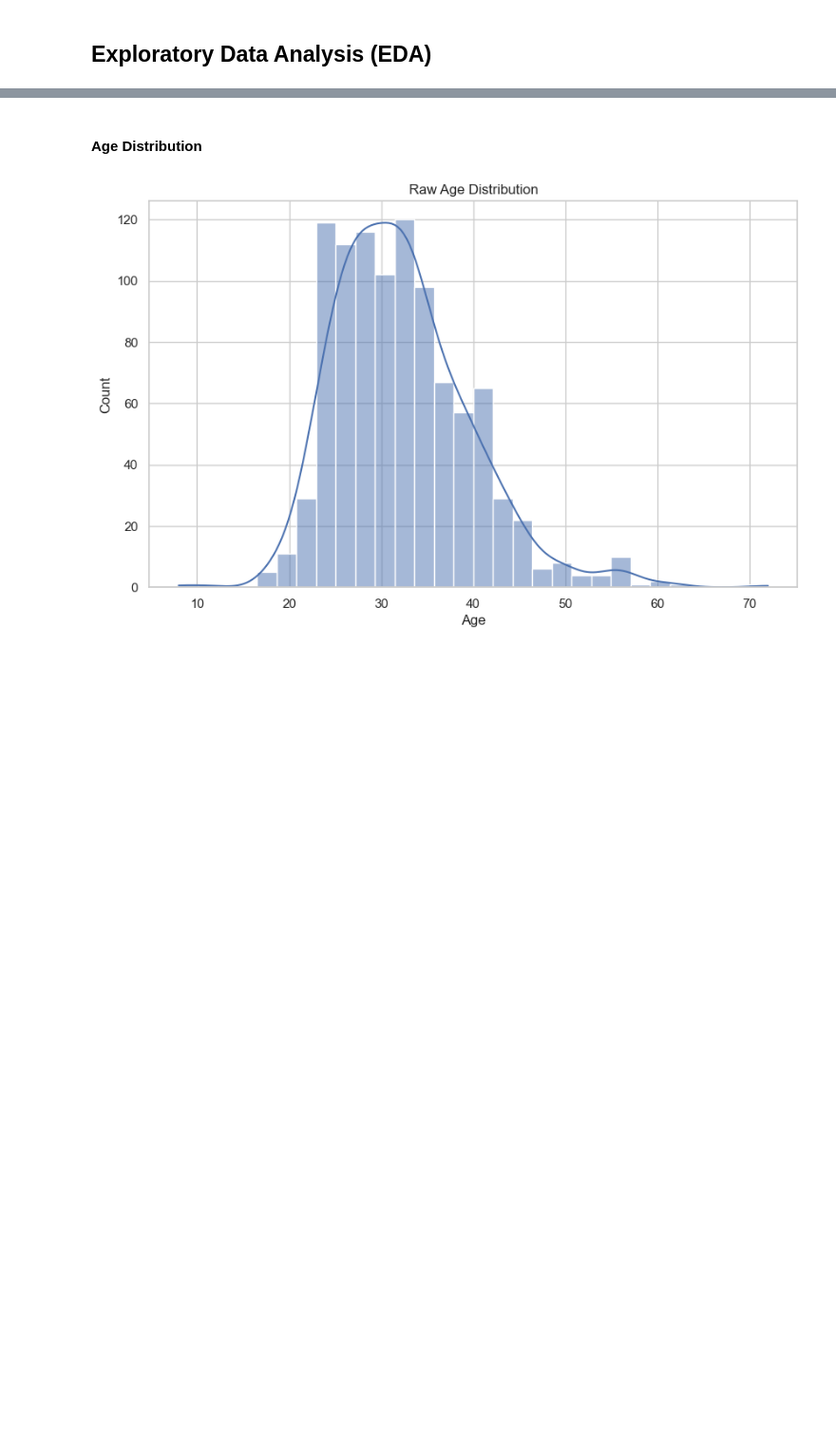
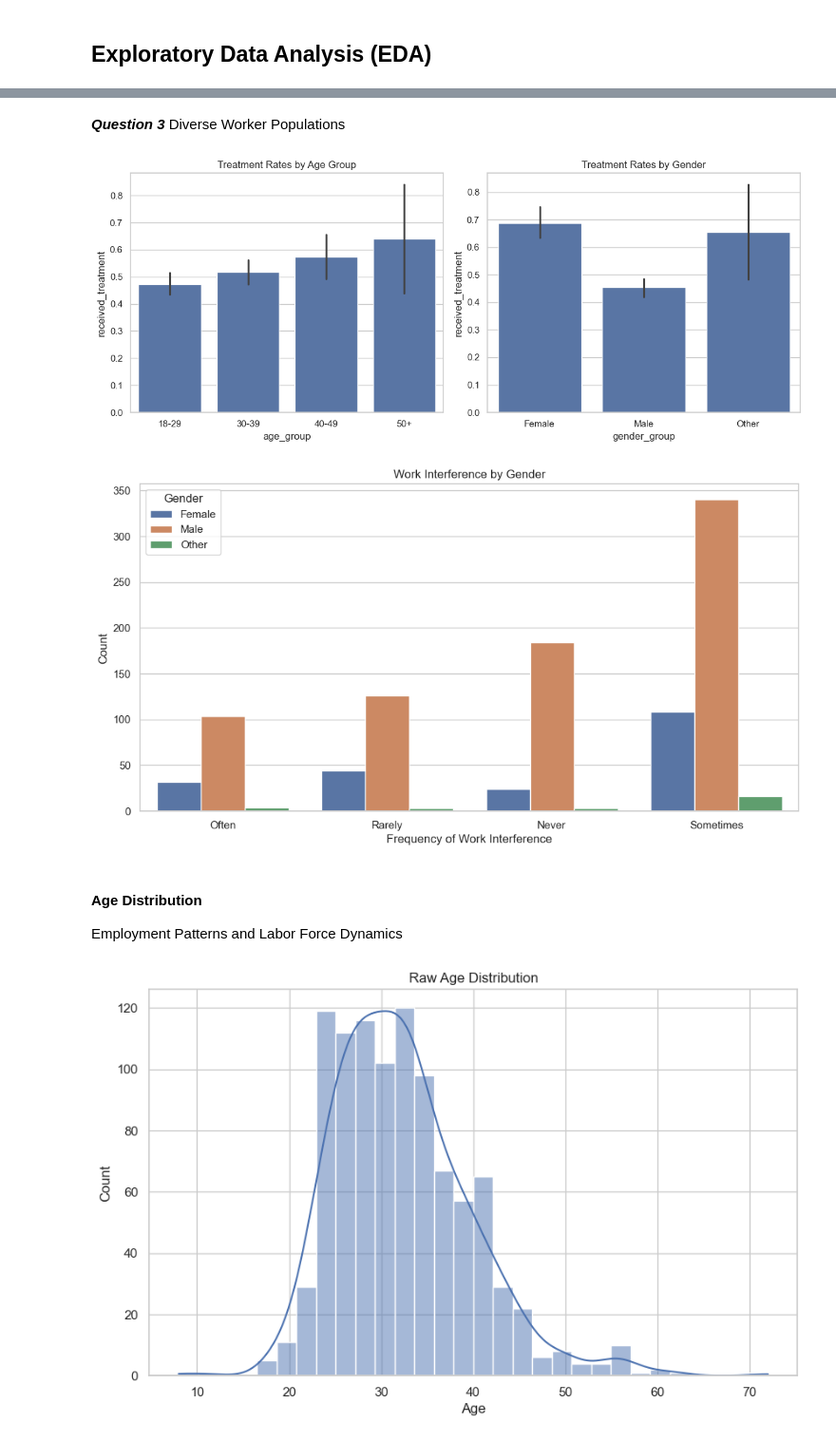
Before and after one commit to RahatBinOamr/mental-health-tech-survey, a Jupyter notebook: mental_helth.ipynb, the cells around one changed output, grey strips where cells are left out. Shown at 95% size. Drawn from its saved outputs; the diff is of its cells as text; code cells hidden in the pictures; blank space fills up the shorter version.

```diff
--- a/mental_helth.ipynb
+++ b/mental_helth.ipynb
@@ -822,5 +711,32 @@ Data Accuracy Summary:
+# %% [markdown]
+***Question 3*** Diverse Worker Populations
+# %%
+# Age and gender analysis
+plt.figure(figsize=(12, 5))
+plt.subplot(1, 2, 1)
+sns.barplot(x='age_group', y='received_treatment', data=df)
+plt.title('Treatment Rates by Age Group')
+
+plt.subplot(1, 2, 2)
+sns.barplot(x='gender_group', y='received_treatment', data=df)
+plt.title('Treatment Rates by Gender')
+plt.tight_layout()
+plt.show()
+
+# Work interference by demographics
+plt.figure(figsize=(12, 6))
+sns.countplot(x='work_interfere', hue='gender_group', data=df)
+plt.title('Work Interference by Gender')
+plt.xlabel('Frequency of Work Interference')
+plt.ylabel('Count')
+plt.legend(title='Gender')
+plt.show()
+# %% [output]
+[figure, added]
+[figure, added]
 # %% [markdown]
 #### Age Distribution
+  Employment Patterns and Labor Force Dynamics
 # %%
 plt.figure(figsize=(10, 6))
 # Convert Age to numeric, coercing errors to NaN for visualization
```
Also changed, not shown: parts of 32 cells of this notebook, 2 other files.
